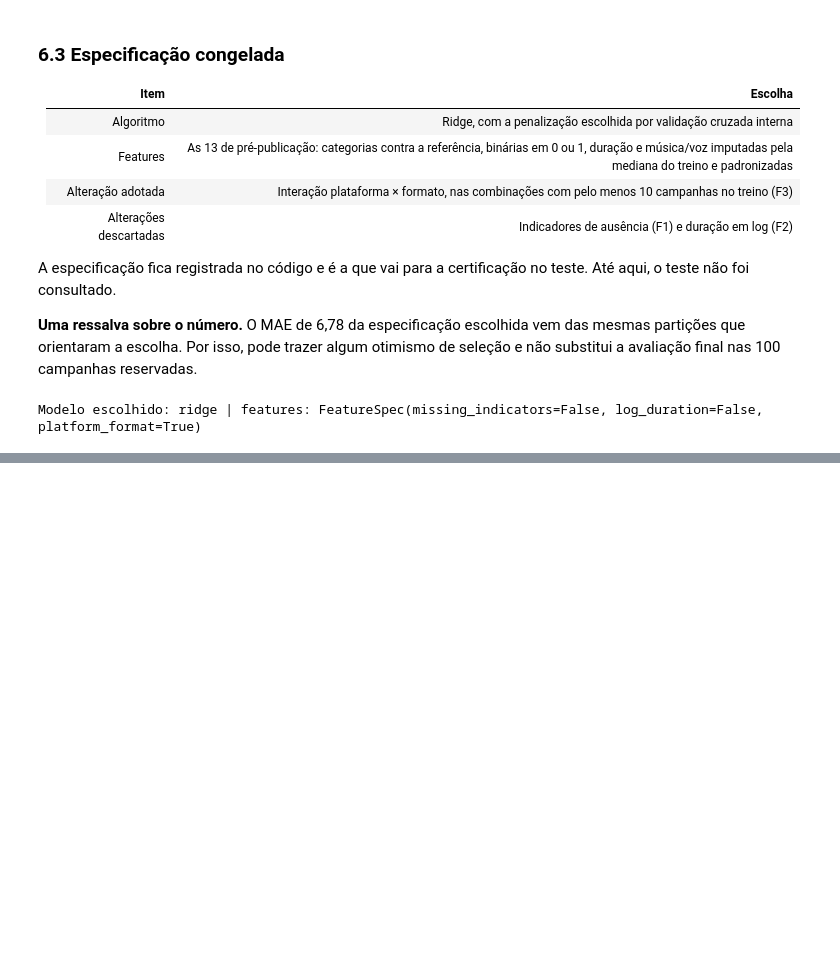
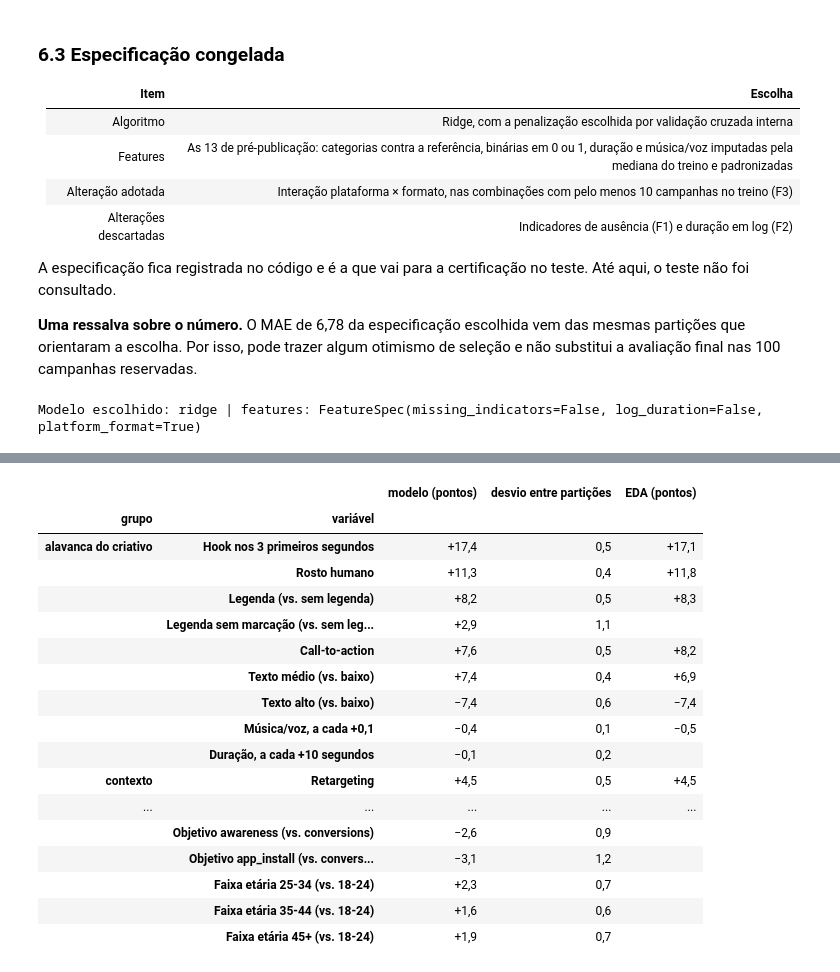
Before and after one commit to murilozgodoy/case_klike.ia, a Jupyter notebook: notebooks/03_modeling.ipynb, the cells around one changed output, grey strips where cells are left out. Saved outputs shown, nothing was run; the diff lists cells and outputs as text; code cells hidden in the pictures; blank space fills up the shorter version.

```diff
--- a/notebooks/03_modeling.ipynb
+++ b/notebooks/03_modeling.ipynb
@@ -574,0 +1018,83 @@ Modelo escolhido: ridge | features: FeatureSpec(missing_indicators=False, log_du
+# %%
+effects = linear_effects(certified.best_estimator_)
+stability = pd.DataFrame(
+    [
+        linear_effects(
+            tuned(modeling.SELECTED_MODEL, modeling.SELECTED_SPEC)
+            .fit(X_development.iloc[train], y_development.iloc[train])
+            .best_estimator_
+        )
+        for train, _ in splits
+    ]
+).std()
+
+full = add_rate_metrics(cleaned).assign(musica_decimos=lambda d: d["music_voice_ratio"] * 10)
+eda = estimate_effects(
+    full, TARGET, log=False, terms={**CREATIVE_TERMS, "is_retargeting": "Retargeting"}
+).set_index("atributo")["efeito"]
+eda_music = fit_model(full, TARGET, log=False, extra="musica_decimos").params["musica_decimos"]
+EDA_TERMS = {
+    "has_hook": eda["Hook nos 3 primeiros segundos"],
+    "has_face": eda["Rosto humano"],
+    "subtitle_status_sim": eda["Legenda"],
+    "has_cta": eda["Call-to-action"],
+    "text_density_medium": eda["Texto médio (vs. baixo)"],
+    "text_density_high": eda["Texto alto (vs. baixo)"],
+    "music_voice_ratio": eda_music,
+    "is_retargeting": eda["Retargeting"],
+}
+LEVER_TERMS = {
+    "has_hook": "Hook nos 3 primeiros segundos",
+    "has_face": "Rosto humano",
+    "subtitle_status_sim": "Legenda (vs. sem legenda)",
+    "subtitle_status_desconhecido": "Legenda sem marcação (vs. sem legenda)",
+    "has_cta": "Call-to-action",
+    "text_density_medium": "Texto médio (vs. baixo)",
+    "text_density_high": "Texto alto (vs. baixo)",
+    "music_voice_ratio": "Música/voz, a cada +0,1",
+    "video_duration_s": "Duração, a cada +10 segundos",
+}
+CONTEXT_LABELS = {"category": "Categoria", "objective": "Objetivo",
+                  "target_audience_age": "Faixa etária"}
+CONTEXT_TERMS = {
+    "is_retargeting": "Retargeting",
+    **{
+        f"{column}_{level}": f"{label} {level} (vs. {CATEGORY_ORDERS[column][0]})"
+        for column, label in CONTEXT_LABELS.items()
+        for level in CATEGORY_ORDERS[column][1:]
+    },
+}
+display(
+    pd.DataFrame(
+        [
+            {
+                "grupo": group,
+                "variável": label,
+                "modelo (pontos)": fmt_signed(effects[term], 1),
+                "desvio entre partições": fmt_number(stability[term], 1),
+                "EDA (pontos)": fmt_signed(EDA_TERMS[term], 1) if term in EDA_TERMS else "",
+            }
+            for group, terms in [("alavanca do criativo", LEVER_TERMS), ("contexto", CONTEXT_TERMS)]
+            for term, label in terms.items()
+        ]
+    ).set_index(["grupo", "variável"])
+)
+# %% [output]
+|  |  | modelo (pontos) | desvio entre partições | EDA (pontos) |
+| grupo | variável |  |  |  |
+| alavanca do criativo | Hook nos 3 primeiros segundos | +17,4 | 0,5 | +17,1 |
+|  | Rosto humano | +11,3 | 0,4 | +11,8 |
+|  | Legenda (vs. sem legenda) | +8,2 | 0,5 | +8,3 |
+|  | Legenda sem marcação (vs. sem leg... | +2,9 | 1,1 |  |
+|  | Call-to-action | +7,6 | 0,5 | +8,2 |
+|  | Texto médio (vs. baixo) | +7,4 | 0,4 | +6,9 |
+|  | Texto alto (vs. baixo) | −7,4 | 0,6 | −7,4 |
+|  | Música/voz, a cada +0,1 | −0,4 | 0,1 | −0,5 |
+|  | Duração, a cada +10 segundos | −0,1 | 0,2 |  |
+| contexto | Retargeting | +4,5 | 0,5 | +4,5 |
+| ... | ... | ... | ... | ... |
+|  | Objetivo awareness (vs. conversions) | −2,6 | 0,9 |  |
+|  | Objetivo app_install (vs. convers... | −3,1 | 1,2 |  |
+|  | Faixa etária 25-34 (vs. 18-24) | +2,3 | 0,7 |  |
+|  | Faixa etária 35-44 (vs. 18-24) | +1,6 | 0,6 |  |
+|  | Faixa etária 45+ (vs. 18-24) | +1,9 | 0,7 |  |
```
Also changed, not shown: parts of 30 cells of this notebook, 3 other files.
